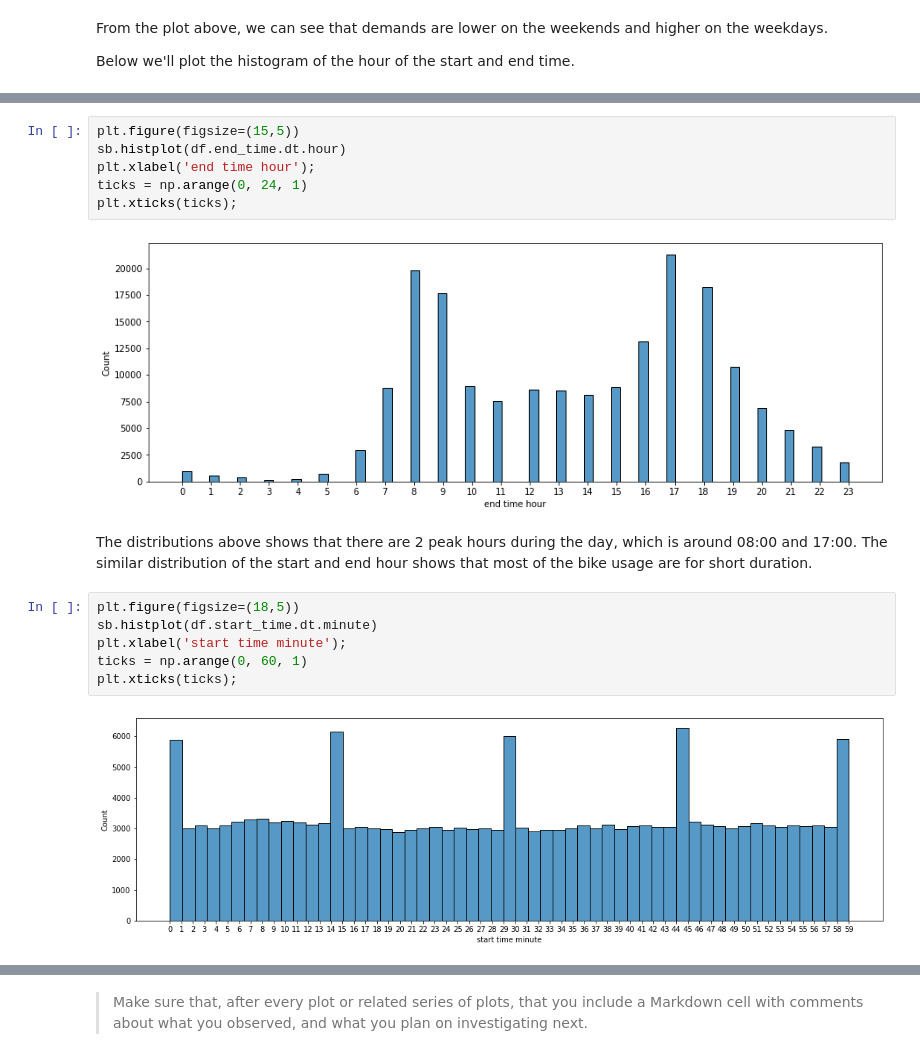
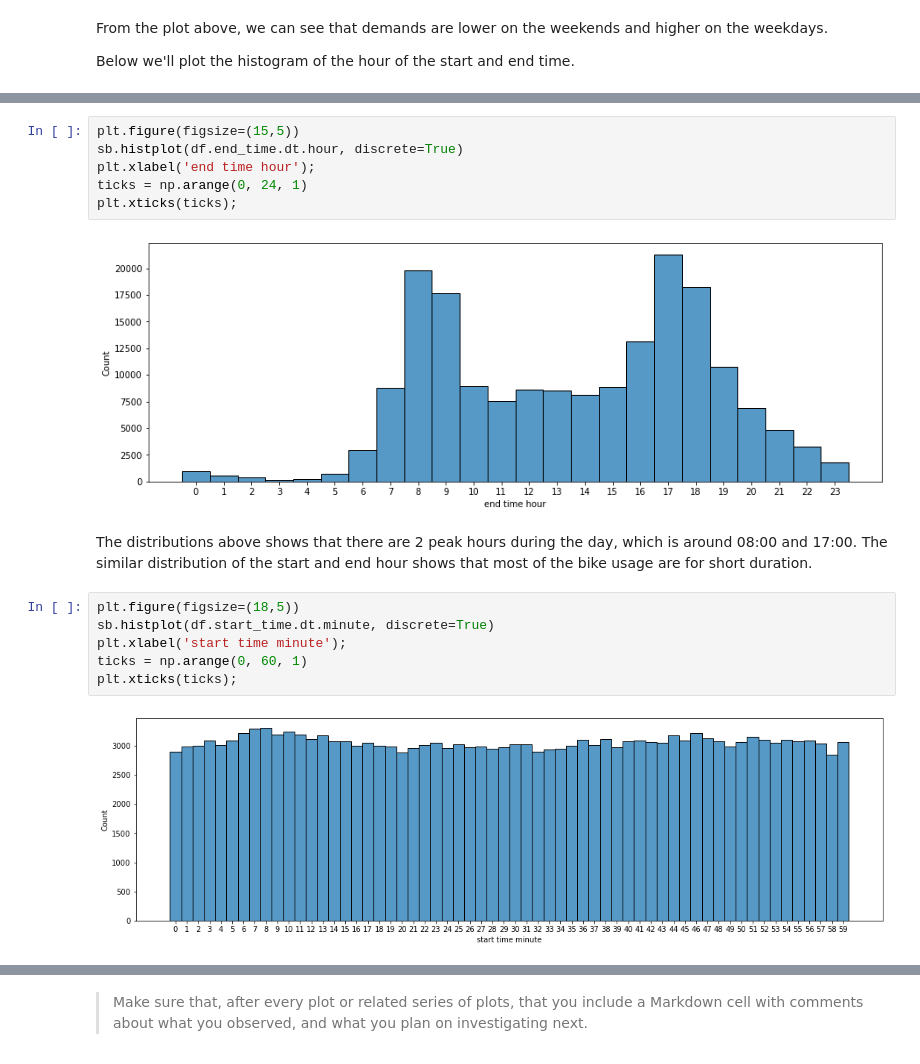
Before and after one commit to fletchersarip93/ford-gobike-data-analysis, a Jupyter notebook: exploration_ford_gobike.ipynb, the cells around one changed output, grey strips where cells are left out. Drawn from its saved outputs; the diff is of its cells as text.

```diff
--- a/exploration_ford_gobike.ipynb
+++ b/exploration_ford_gobike.ipynb
@@ -543,20 +543,20 @@ plt.xticks(ticks);
 # %%
 plt.figure(figsize=(15,5))
-sb.histplot(df.end_time.dt.hour)
+sb.histplot(df.end_time.dt.hour, discrete=True)
 plt.xlabel('end time hour');
 ticks = np.arange(0, 24, 1)
 plt.xticks(ticks);
 # %% [output]
-[figure, old version]
+[figure, new version]
 # %% [markdown]
 The distributions above shows that there are 2 peak hours during the day, which is around 08:00 and 17:00. The similar distribution of the start and end hour shows that most of the bike usage are for short duration.
 # %%
 plt.figure(figsize=(18,5))
-sb.histplot(df.start_time.dt.minute)
+sb.histplot(df.start_time.dt.minute, discrete=True)
 plt.xlabel('start time minute');
 ticks = np.arange(0, 60, 1)
 plt.xticks(ticks);
 # %% [output]
-[figure, old version]
+[figure, new version]
 # %%
 plt.figure(figsize=(18,5))
```
Also changed, not shown: parts of 49 cells of this notebook.
